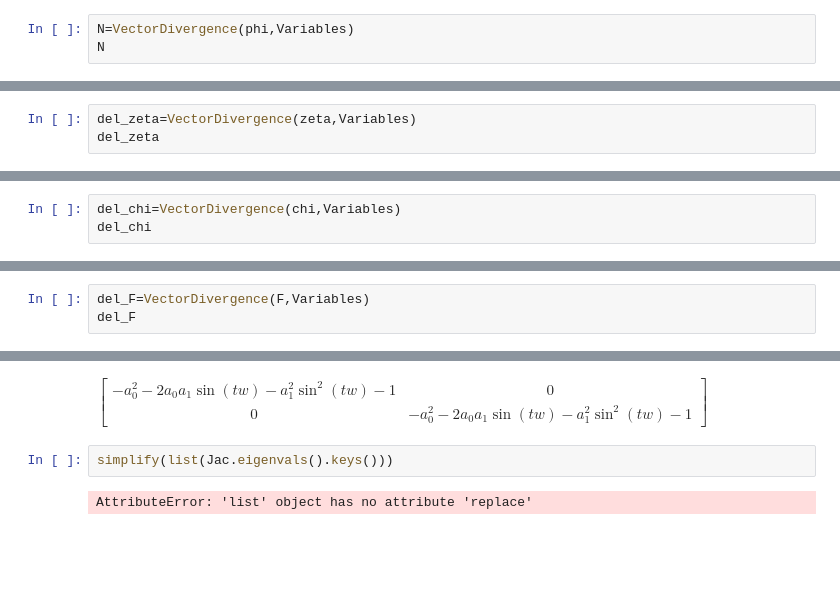
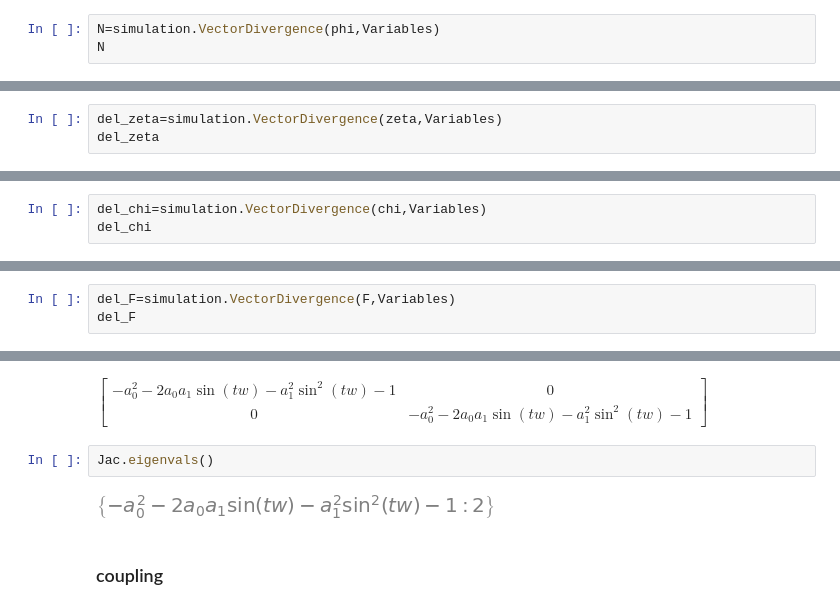
Before and after one commit to Shahrukh-Chishti/time-domain-synchrony, a Jupyter notebook: Duffing-Sinusoidal/Duffing - Stability.ipynb, the cells around one changed output, grey strips where cells are left out. Cells and saved outputs as stored; diff of their text form; blank space fills up the shorter version.

```diff
--- a/Duffing-Sinusoidal/Duffing - Stability.ipynb
+++ b/Duffing-Sinusoidal/Duffing - Stability.ipynb
@@ -46,7 +38,7 @@ phi
 # %% [output]
 $\displaystyle \left[\begin{matrix}- x_{1} \left(a_{0} + a_{1} \sin{\left(t w \right)}\right) + x_{2}\\- y_{1} \left(a_{0} + a_{1} \sin{\left(t w \right)}\right) + y_{2}\end{matrix}\right]$
 # %%
-N=VectorDivergence(phi,Variables)
+N=simulation.VectorDivergence(phi,Variables)
 N
 # %% [output]
 $\displaystyle \left[\begin{matrix}- a_{0} - a_{1} \sin{\left(t w \right)} & 0 & 1 & 0\\0 & - a_{0} - a_{1} \sin{\left(t w \right)} & 0 & 1\end{matrix}\right]$
@@ -96,17 +96,17 @@ chi
 # %% [output]
 $\displaystyle \left[\begin{matrix}0\\0\\x_{1} \left(a_{0} + a_{1} \sin{\left(t w \right)}\right) - x_{2}\\y_{1} \left(a_{0} + a_{1} \sin{\left(t w \right)}\right) - y_{2}\end{matrix}\right]$
 # %%
-del_zeta=VectorDivergence(zeta,Variables)
+del_zeta=simulation.VectorDivergence(zeta,Variables)
 del_zeta
 # %% [output]
 $\displaystyle \left[\begin{matrix}0 & 0 & 0 & 0\\0 & 0 & 0 & 0\\a_{1} w \cos{\left(t w \right)} & a_{0} + a_{1} \sin{\left(t w \right)} & 0 & -1\\\left(a_{0} + a_{1} \sin{\left(t w \right)}\right) \left(- 3 \alpha x_{1}^{2} - \beta\right) & a_{1} w \cos{\left(t w \right)} - \delta \left(a_{0} + a_{1} \sin{\left(t w \right)}\right) & 3 \alpha x_{2}^{2} + \beta & \delta\end{matrix}\right]$
 # %%
-del_chi=VectorDivergence(chi,Variables)
+del_chi=simulation.VectorDivergence(chi,Variables)
 del_chi
 # %% [output]
 $\displaystyle \left[\begin{matrix}0 & 0 & 0 & 0\\0 & 0 & 0 & 0\\a_{0} + a_{1} \sin{\left(t w \right)} & 0 & -1 & 0\\0 & a_{0} + a_{1} \sin{\left(t w \right)} & 0 & -1\end{matrix}\right]$
 # %%
-del_F=VectorDivergence(F,Variables)
+del_F=simulation.VectorDivergence(F,Variables)
 del_F
 # %% [output]
 $\displaystyle \left[\begin{matrix}0 & 1 & 0 & 0\\- 3 \alpha x_{1}^{2} - \beta & - \delta & 0 & 0\\0 & 0 & 0 & 1\\0 & 0 & - 3 \alpha x_{2}^{2} - \beta & - \delta\end{matrix}\right]$
@@ -124,7 +124,9 @@ Jac = simplify(Jac)
 Jac.subs(on_manifold)
 # %% [output]
 $\displaystyle \left[\begin{matrix}- a_{0}^{2} - 2 a_{0} a_{1} \sin{\left(t w \right)} - a_{1}^{2} \sin^{2}{\left(t w \right)} - 1 & 0\\0 & - a_{0}^{2} - 2 a_{0} a_{1} \sin{\left(t w \right)} - a_{1}^{2} \sin^{2}{\left(t w \right)} - 1\end{matrix}\right]$
-# %%
-simplify(list(Jac.eigenvals().keys()))
-# %% [output]
-AttributeError: 'list' object has no attribute 'replace'
+# %%
+Jac.eigenvals()
+# %% [output]
+[figure, added]
+# %% [markdown]
+### coupling
```
Also changed, not shown: parts of 15 cells of this notebook, 1 other file.
